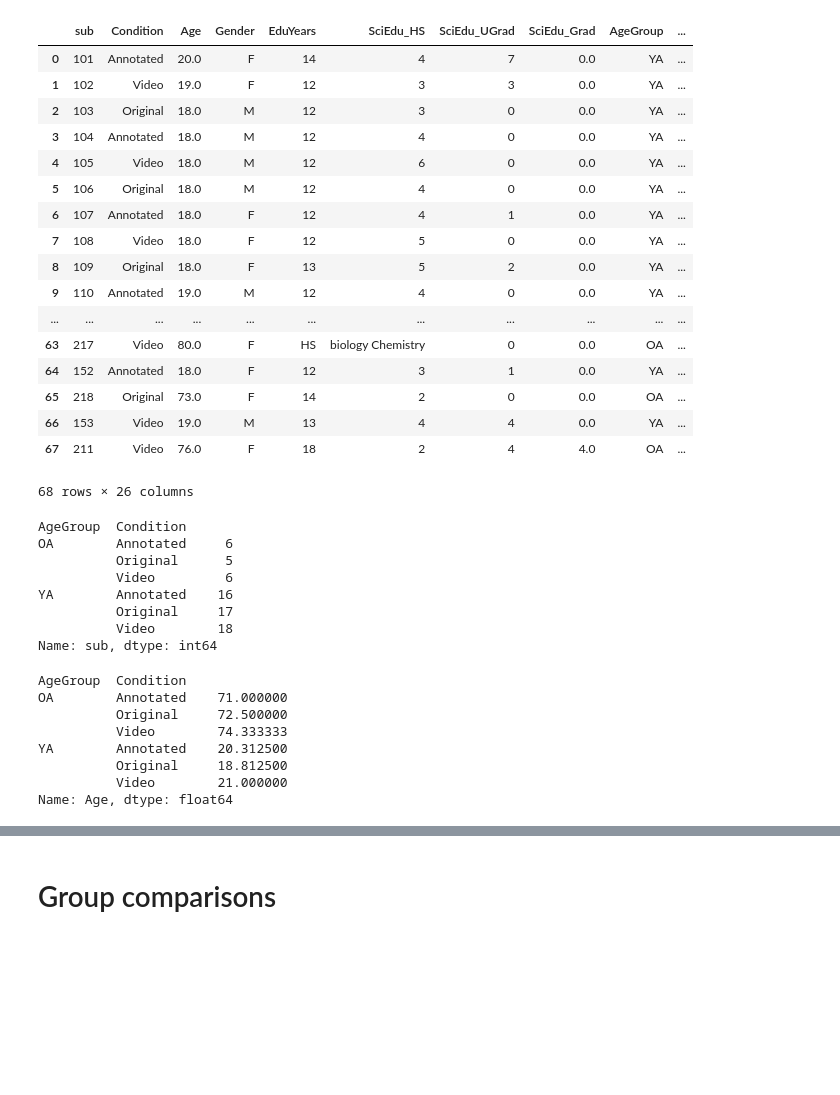
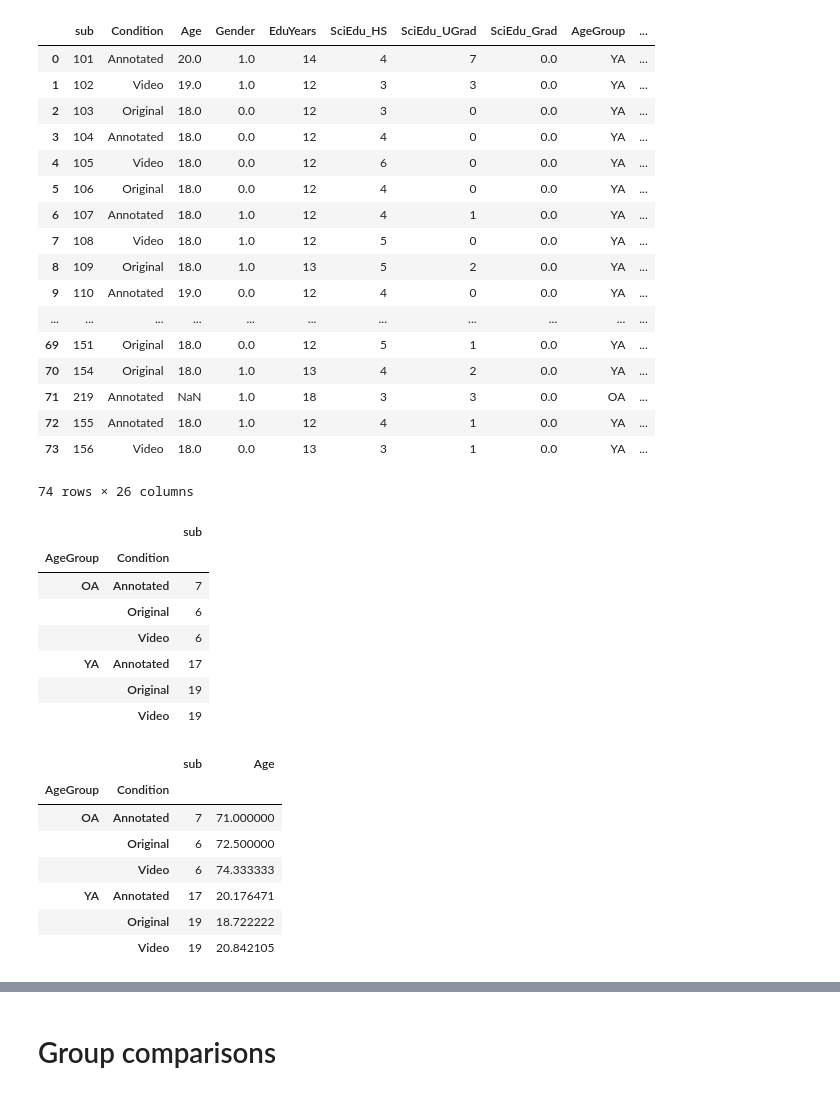
Before and after one commit to lighthall-lab/scilearn, a Jupyter notebook: 1.1.analysis.ipynb, the cells around one changed output, grey strips where cells are left out. Drawn from its saved outputs; the diff is of its cells as text; code cells hidden in the pictures; blank space fills up the shorter version.

```diff
--- a/1.1.analysis.ipynb
+++ b/1.1.analysis.ipynb
@@ -10,49 +10,52 @@ source_dir = os.path.join('..','derivatives','0.4.joined')
 # %%
 data = pd.read_csv(os.path.join(source_dir,'all_subject_level.csv'))
 data['Condition'] = data['Condition'].replace({1:'Annotated',2:'Video',3:'Original'})
 data['AgeGroup'] = data['AgeGroup'].replace({1:'YA',2:'OA'})
-data['Gender'] = data['Gender'].replace({1:'M',2:'F'})
+data['Gender'] = data['Gender'] - 1
 data['nb_CoR'] = data['nb_CoR']*100
 data[['SciEdu_HS','SciEdu_UGrad','SciEdu_Grad']] = data[['SciEdu_HS','SciEdu_UGrad','SciEdu_Grad']].replace({np.nan:0})
 data
 # %% [output]
 |  | sub | Condition | Age | Gender | EduYears | SciEdu_HS | SciEdu_UGrad | SciEdu_Grad | AgeGroup | ... |
-| 0 | 101 | Annotated | 20.0 | F | 14 | 4 | 7 | 0.0 | YA | ... |
-| 1 | 102 | Video | 19.0 | F | 12 | 3 | 3 | 0.0 | YA | ... |
-| 2 | 103 | Original | 18.0 | M | 12 | 3 | 0 | 0.0 | YA | ... |
-| 3 | 104 | Annotated | 18.0 | M | 12 | 4 | 0 | 0.0 | YA | ... |
-| 4 | 105 | Video | 18.0 | M | 12 | 6 | 0 | 0.0 | YA | ... |
-| 5 | 106 | Original | 18.0 | M | 12 | 4 | 0 | 0.0 | YA | ... |
-| 6 | 107 | Annotated | 18.0 | F | 12 | 4 | 1 | 0.0 | YA | ... |
-| 7 | 108 | Video | 18.0 | F | 12 | 5 | 0 | 0.0 | YA | ... |
-| 8 | 109 | Original | 18.0 | F | 13 | 5 | 2 | 0.0 | YA | ... |
-| 9 | 110 | Annotated | 19.0 | M | 12 | 4 | 0 | 0.0 | YA | ... |
+| 0 | 101 | Annotated | 20.0 | 1.0 | 14 | 4 | 7 | 0.0 | YA | ... |
+| 1 | 102 | Video | 19.0 | 1.0 | 12 | 3 | 3 | 0.0 | YA | ... |
+| 2 | 103 | Original | 18.0 | 0.0 | 12 | 3 | 0 | 0.0 | YA | ... |
+| 3 | 104 | Annotated | 18.0 | 0.0 | 12 | 4 | 0 | 0.0 | YA | ... |
+| 4 | 105 | Video | 18.0 | 0.0 | 12 | 6 | 0 | 0.0 | YA | ... |
+| 5 | 106 | Original | 18.0 | 0.0 | 12 | 4 | 0 | 0.0 | YA | ... |
+| 6 | 107 | Annotated | 18.0 | 1.0 | 12 | 4 | 1 | 0.0 | YA | ... |
+| 7 | 108 | Video | 18.0 | 1.0 | 12 | 5 | 0 | 0.0 | YA | ... |
+| 8 | 109 | Original | 18.0 | 1.0 | 13 | 5 | 2 | 0.0 | YA | ... |
+| 9 | 110 | Annotated | 19.0 | 0.0 | 12 | 4 | 0 | 0.0 | YA | ... |
 | ... | ... | ... | ... | ... | ... | ... | ... | ... | ... | ... |
-| 63 | 217 | Video | 80.0 | F | HS | biology Chemistry | 0 | 0.0 | OA | ... |
-| 64 | 152 | Annotated | 18.0 | F | 12 | 3 | 1 | 0.0 | YA | ... |
-| 65 | 218 | Original | 73.0 | F | 14 | 2 | 0 | 0.0 | OA | ... |
-| 66 | 153 | Video | 19.0 | M | 13 | 4 | 4 | 0.0 | YA | ... |
-| 67 | 211 | Video | 76.0 | F | 18 | 2 | 4 | 4.0 | OA | ... |
+| 69 | 151 | Original | 18.0 | 0.0 | 12 | 5 | 1 | 0.0 | YA | ... |
+| 70 | 154 | Original | 18.0 | 1.0 | 13 | 4 | 2 | 0.0 | YA | ... |
+| 71 | 219 | Annotated | NaN | 1.0 | 18 | 3 | 3 | 0.0 | OA | ... |
+| 72 | 155 | Annotated | 18.0 | 1.0 | 12 | 4 | 1 | 0.0 | YA | ... |
+| 73 | 156 | Video | 18.0 | 0.0 | 13 | 3 | 1 | 0.0 | YA | ... |
-68 rows × 26 columns
+74 rows × 26 columns
 # %%
-data.groupby(['AgeGroup','Condition']).count()['sub']
+df = pd.DataFrame(data.groupby(['AgeGroup','Condition']).count()['sub']);df
 # %% [output]
-AgeGroup  Condition
-OA        Annotated     6
-          Original      5
-          Video         6
-YA        Annotated    16
-          Original     17
-          Video        18
-Name: sub, dtype: int64
+|  |  | sub |
+| AgeGroup | Condition |  |
+| OA | Annotated | 7 |
+|  | Original | 6 |
+|  | Video | 6 |
+| YA | Annotated | 17 |
+|  | Original | 19 |
+|  | Video | 19 |
 # %%
-data.groupby(['AgeGroup','Condition']).mean()['Age']
+df = df.merge(
+    pd.DataFrame(data.groupby(['AgeGroup','Condition']).mean()['Age']),
+    on=['AgeGroup','Condition']
+);df
 # %% [output]
-AgeGroup  Condition
-OA        Annotated    71.000000
-          Original     72.500000
-          Video        74.333333
-YA        Annotated    20.312500
-          Original     18.812500
-          Video        21.000000
-Name: Age, dtype: float64
+|  |  | sub | Age |
+| AgeGroup | Condition |  |  |
+| OA | Annotated | 7 | 71.000000 |
+|  | Original | 6 | 72.500000 |
+|  | Video | 6 | 74.333333 |
+| YA | Annotated | 17 | 20.176471 |
+|  | Original | 19 | 18.722222 |
+|  | Video | 19 | 20.842105 |
```
Also changed, not shown: parts of 8 cells of this notebook.
